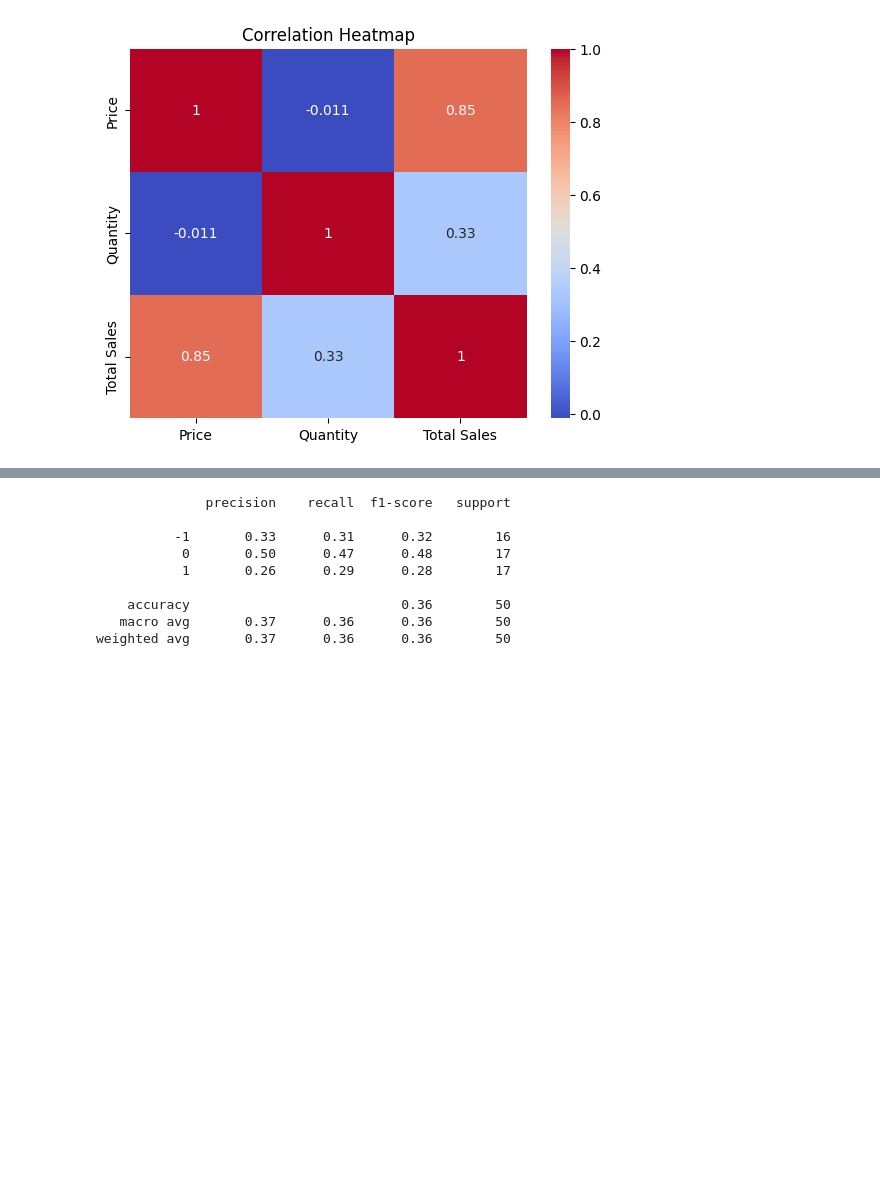
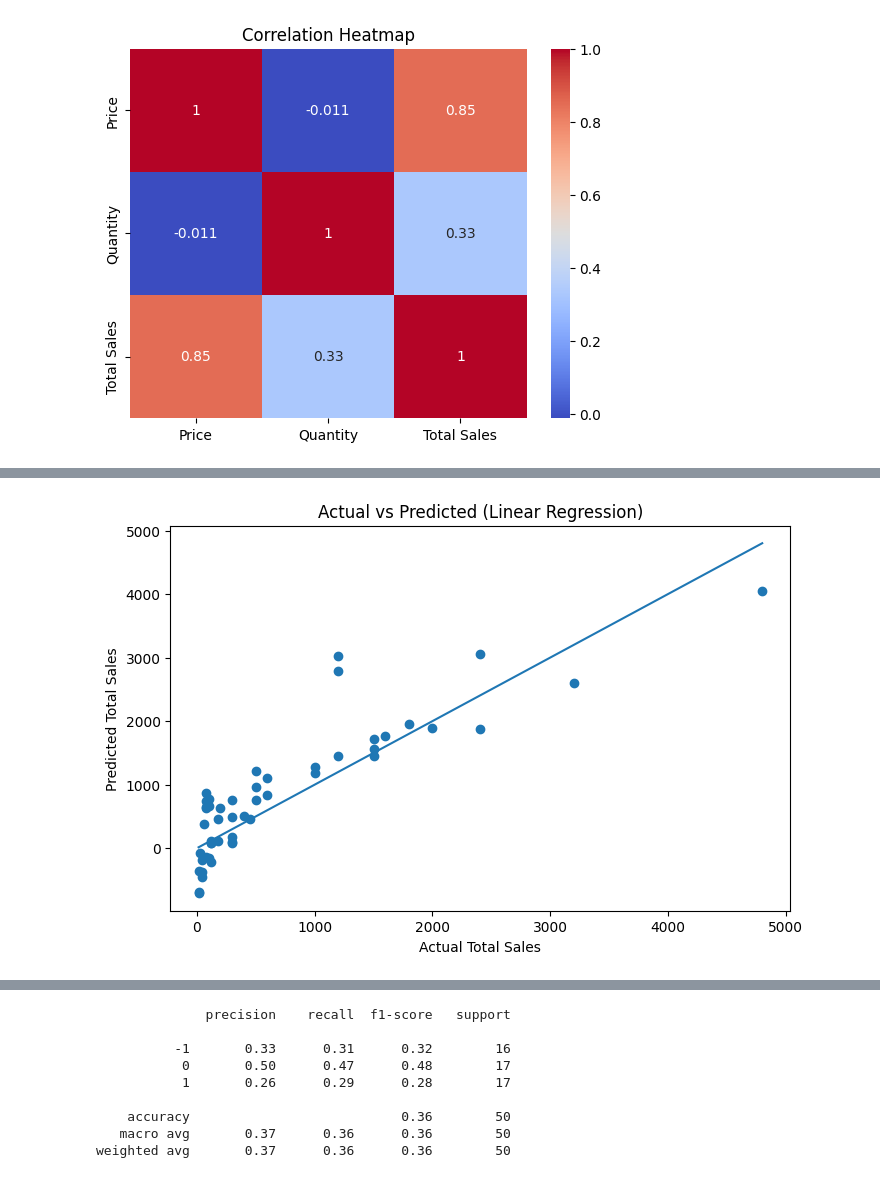
Before and after one commit to Zaid0317/Data-Analyst-Using-Python, a Jupyter notebook: amazon.ipynb, the cells around one changed output, grey strips where cells are left out. Drawn from its saved outputs; the diff is of its cells as text; code cells hidden in the pictures; blank space fills up the shorter version.

```diff
--- a/amazon.ipynb
+++ b/amazon.ipynb
@@ -334,0 +379,2 @@ MAE: 398.70171115709434
+# %%
+y_pred = pipeline.predict(X_test)
@@ -334,0 +400,12 @@ MAE: 398.70171115709434
+# %%
+import matplotlib.pyplot as plt
+
+plt.figure(figsize=(8,5))
+plt.scatter(y_test, y_pred)
+plt.xlabel("Actual Total Sales")
+plt.ylabel("Predicted Total Sales")
+plt.title("Actual vs Predicted (Linear Regression)")
+plt.plot([y_test.min(), y_test.max()], [y_test.min(), y_test.max()])
+plt.show()
+# %% [output]
+[figure, added]
```
Also changed, not shown: parts of 7 cells of this notebook, 6 other files.
